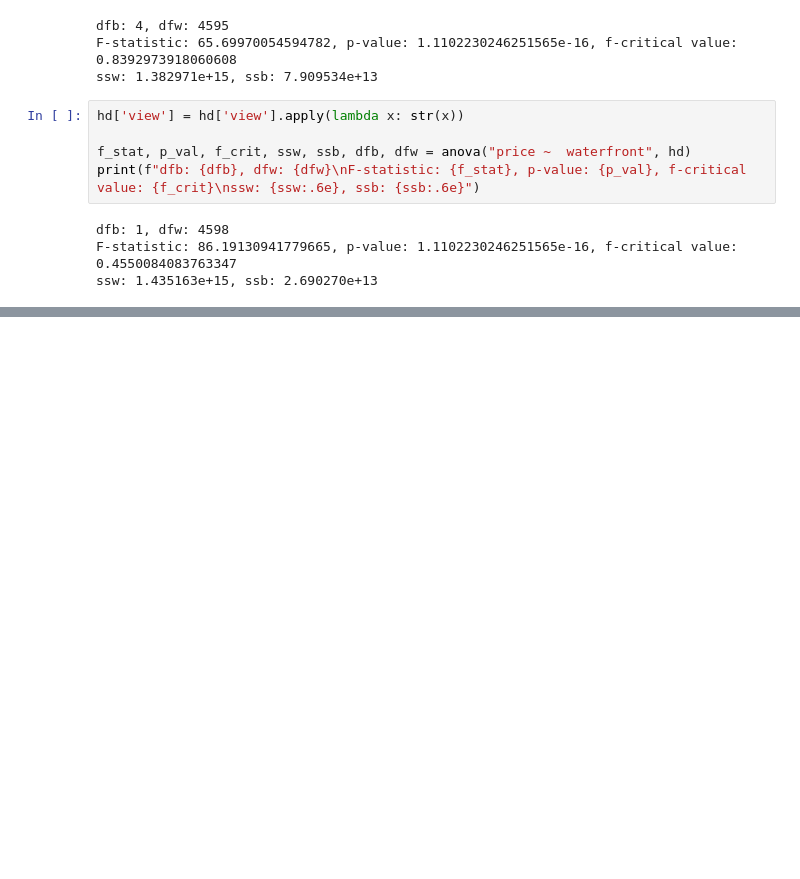
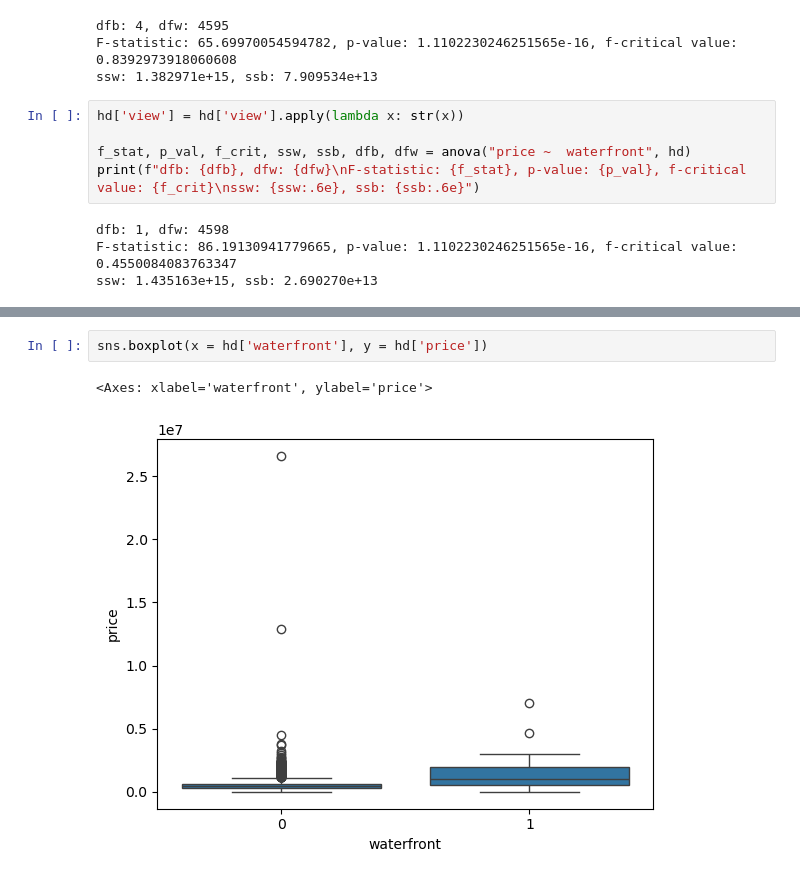
Before and after one commit to sreeharimr2005/housing_price_prediction, a Jupyter notebook: exploration.ipynb, the cells around one changed output, grey strips where cells are left out. Drawn from its saved outputs; the diff is of its cells as text; blank space fills up the shorter version.

```diff
--- a/exploration.ipynb
+++ b/exploration.ipynb
@@ -466,0 +505,5 @@ There seems to be a correlation between sqft_lot, sqft_living, view, waterfront,
+# %%
+sns.boxplot(x = hd['waterfront'], y = hd['price'])
+# %% [output]
+<Axes: xlabel='waterfront', ylabel='price'>
+[figure, added]
```
Also changed, not shown: parts of 19 cells of this notebook.
